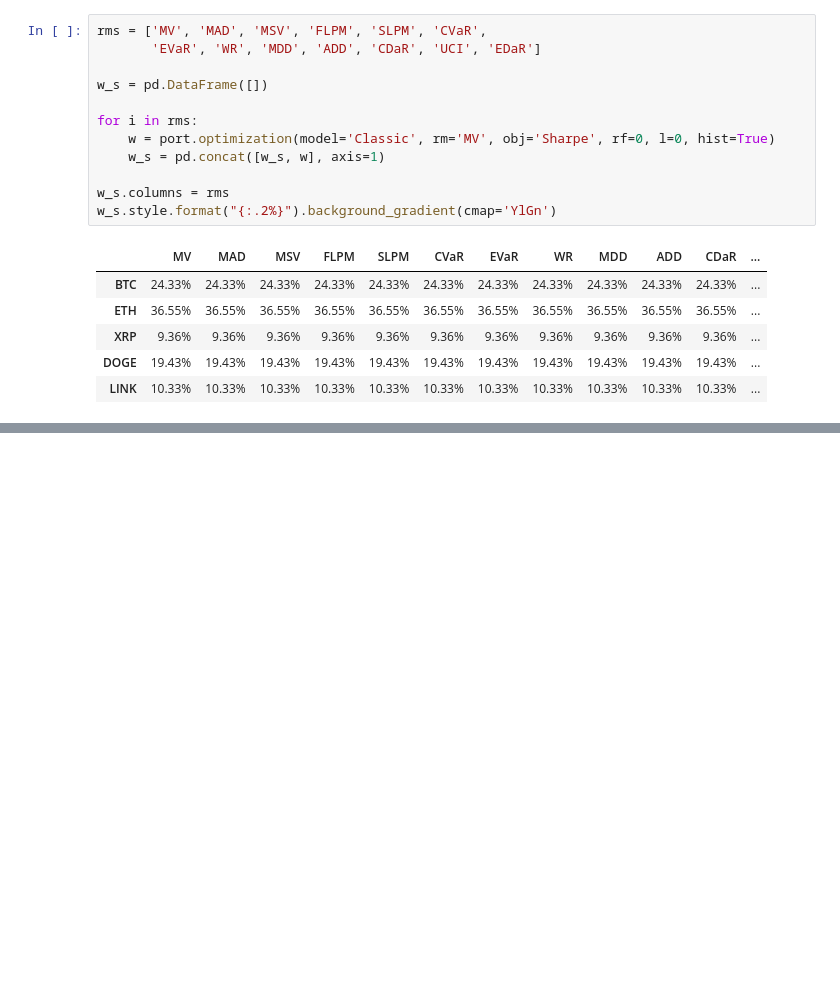
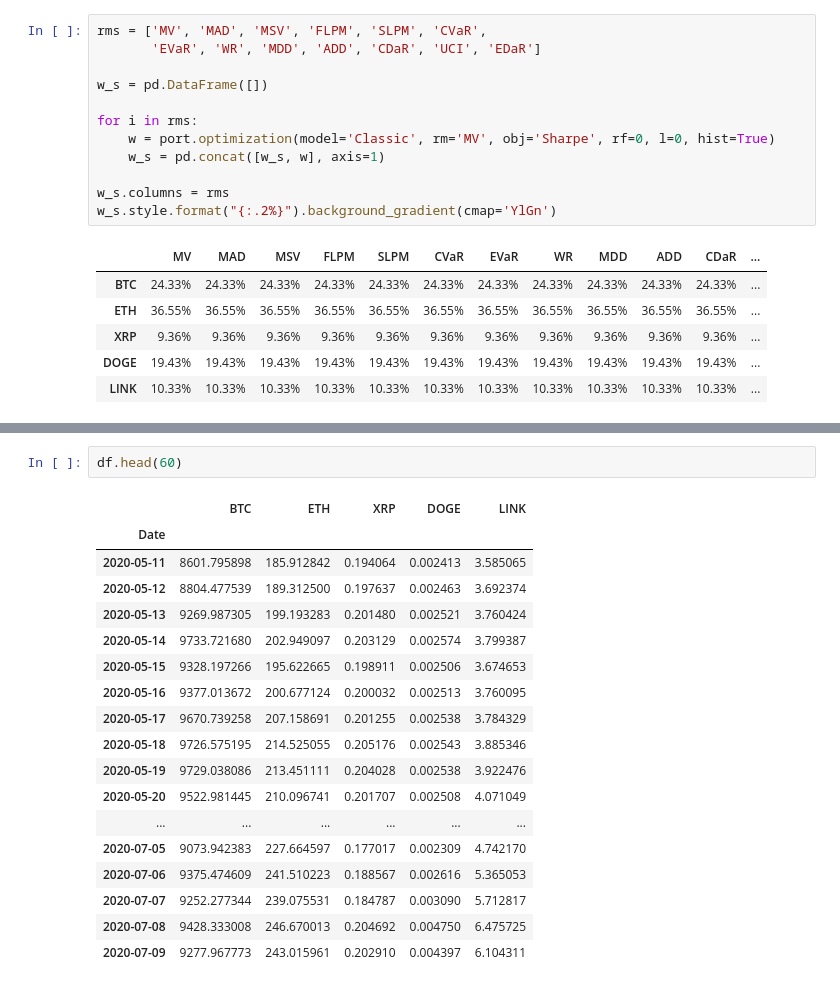
Before and after one commit to bamarasingam/meme_portfolio, a Jupyter notebook: medium/riskfolio_port-medium.ipynb, the cells around one changed output, grey strips where cells are left out. Saved outputs shown, nothing was run; the diff lists cells and outputs as text; blank space fills up the shorter version.

```diff
--- a/medium/riskfolio_port-medium.ipynb
+++ b/medium/riskfolio_port-medium.ipynb
@@ -177,0 +220,21 @@ w_s.style.format("{:.2%}").background_gradient(cmap='YlGn')
+# %%
+df.head(60)
+# %% [output]
+|  | BTC | ETH | XRP | DOGE | LINK |
+| Date |  |  |  |  |  |
+| 2020-05-11 | 8601.795898 | 185.912842 | 0.194064 | 0.002413 | 3.585065 |
+| 2020-05-12 | 8804.477539 | 189.312500 | 0.197637 | 0.002463 | 3.692374 |
+| 2020-05-13 | 9269.987305 | 199.193283 | 0.201480 | 0.002521 | 3.760424 |
+| 2020-05-14 | 9733.721680 | 202.949097 | 0.203129 | 0.002574 | 3.799387 |
+| 2020-05-15 | 9328.197266 | 195.622665 | 0.198911 | 0.002506 | 3.674653 |
+| 2020-05-16 | 9377.013672 | 200.677124 | 0.200032 | 0.002513 | 3.760095 |
+| 2020-05-17 | 9670.739258 | 207.158691 | 0.201255 | 0.002538 | 3.784329 |
+| 2020-05-18 | 9726.575195 | 214.525055 | 0.205176 | 0.002543 | 3.885346 |
+| 2020-05-19 | 9729.038086 | 213.451111 | 0.204028 | 0.002538 | 3.922476 |
+| 2020-05-20 | 9522.981445 | 210.096741 | 0.201707 | 0.002508 | 4.071049 |
+| ... | ... | ... | ... | ... | ... |
+| 2020-07-05 | 9073.942383 | 227.664597 | 0.177017 | 0.002309 | 4.742170 |
+| 2020-07-06 | 9375.474609 | 241.510223 | 0.188567 | 0.002616 | 5.365053 |
+| 2020-07-07 | 9252.277344 | 239.075531 | 0.184787 | 0.003090 | 5.712817 |
+| 2020-07-08 | 9428.333008 | 246.670013 | 0.204692 | 0.004750 | 6.475725 |
+| 2020-07-09 | 9277.967773 | 243.015961 | 0.202910 | 0.004397 | 6.104311 |
```
Also changed, not shown: parts of 2 cells of this notebook.
